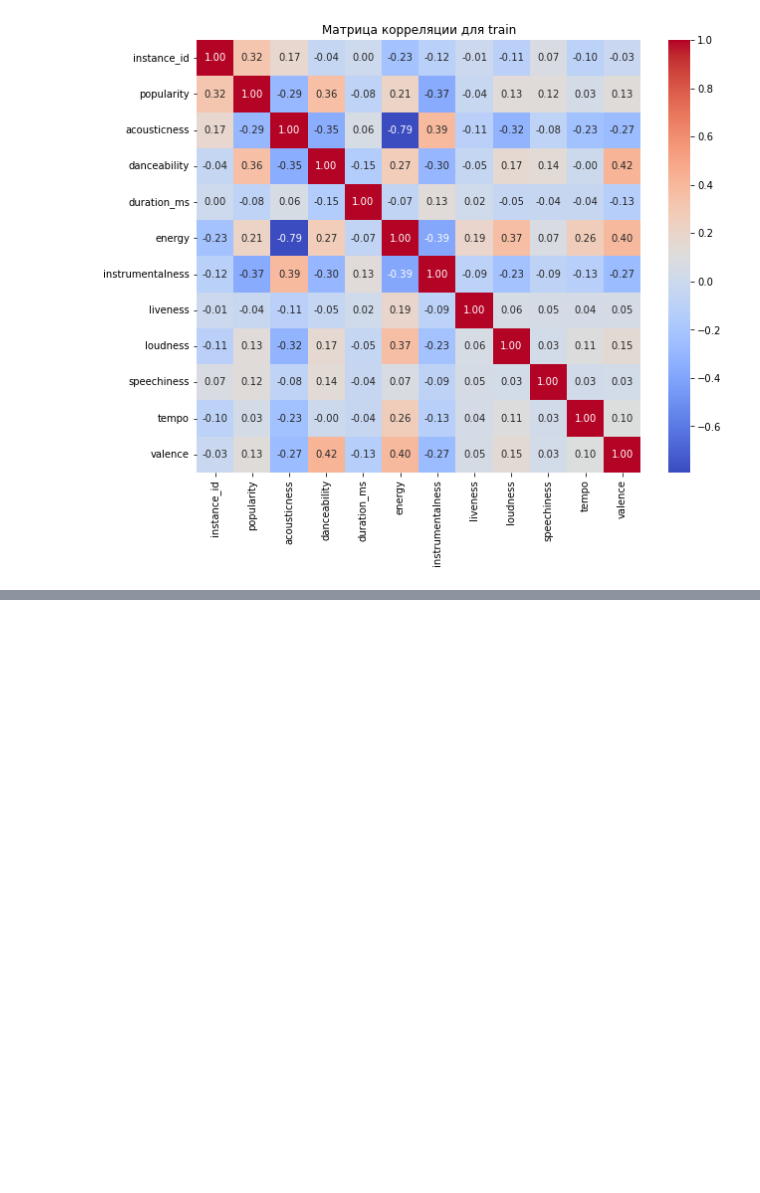
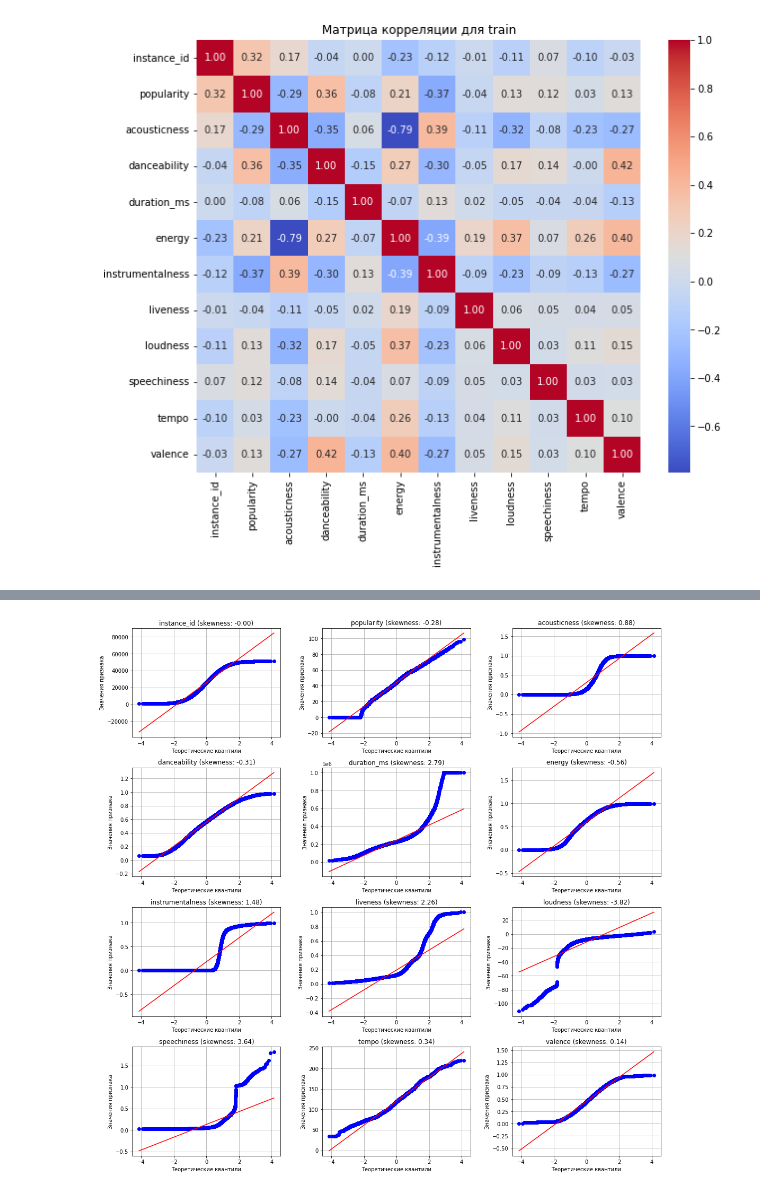
Before and after one commit to EPrutskoy/Kaggle_music_genre_prediction, a Jupyter notebook: music_model_notebook.ipynb, the cells around one changed output, grey strips where cells are left out. Cells and saved outputs as stored; diff of their text form; code cells hidden in the pictures; blank space fills up the shorter version.

```diff
--- a/music_model_notebook.ipynb
+++ b/music_model_notebook.ipynb
@@ -1179,0 +1192,27 @@ plt.show()
+# %%
+# Выбираем только числовые данные
+df_dist = train.select_dtypes([int, float])
+
+# Настройка размера фигуры для графиков
+fig = plt.figure(figsize=(15, 18))
+
+try:
+    for i, column in enumerate(df_dist.columns, 1):
+        ax = plt.subplot(5, 3, i)
+        stats.probplot(df_dist[column], dist='norm', plot=ax)
+
+        # Добавление названия оси и заголовка
+        ax.set_xlabel('Теоретические квантили')
+        ax.set_ylabel('Значения признака')
+        ax.set_title(f'{column} (skewness: {df_dist[column].skew():.2f})')
+
+        # Добавление сетки
+        ax.grid(True)
+
+    plt.tight_layout(w_pad=3)
+except ValueError as ve:
+    print(f'Произошла ошибка: {ve}')
+
+plt.show()
+# %% [output]
+[figure, added]
```
Also changed, not shown: parts of 28 cells of this notebook.
